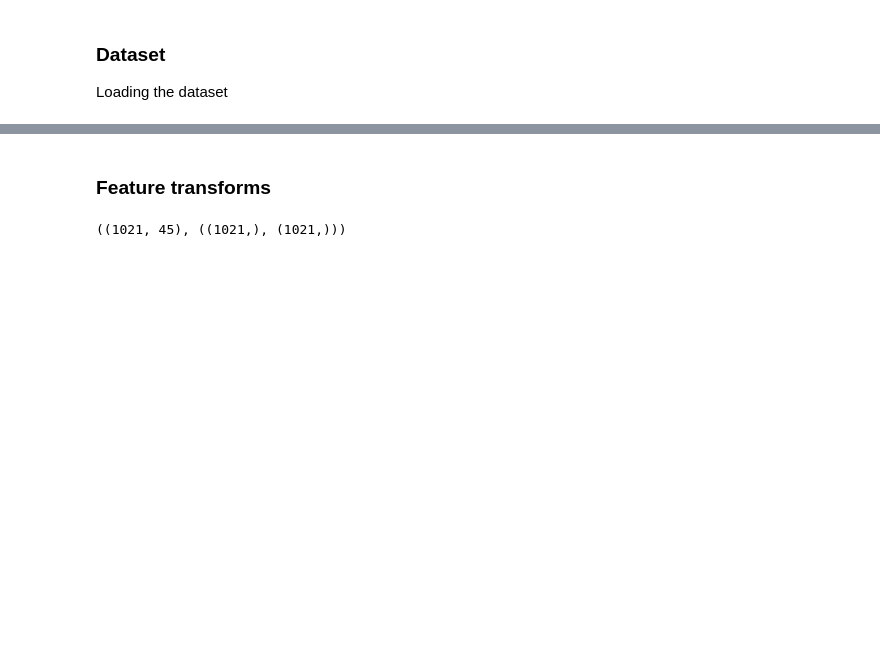
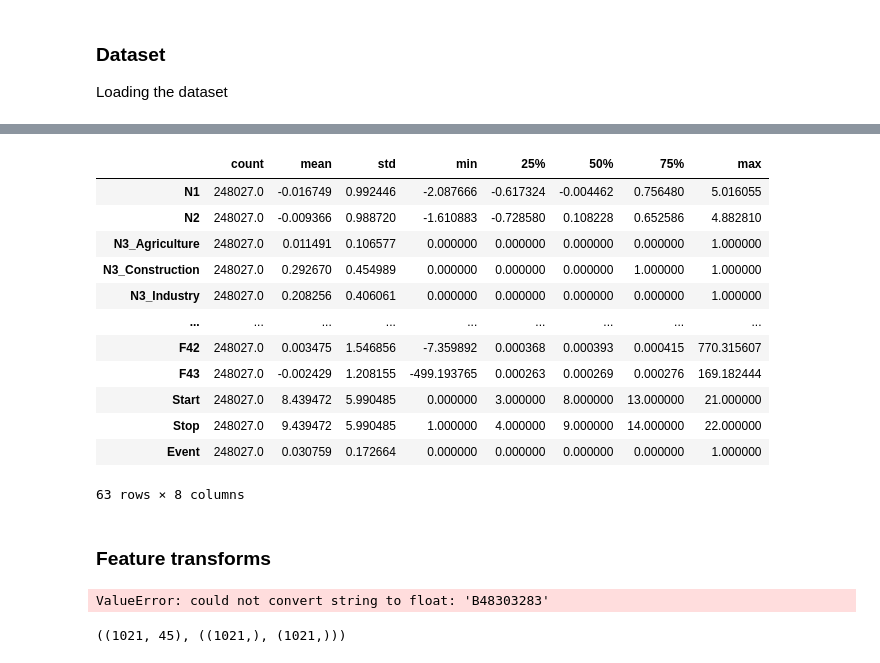
Before and after one commit to aavazquez-go/cdm_prototype, a Jupyter notebook: notebooks/cox_cc.ipynb, the cells around one changed output, grey strips where cells are left out. Cells and saved outputs as stored; diff of their text form; code cells hidden in the pictures; blank space fills up the shorter version.

```diff
--- a/notebooks/cox_cc.ipynb
+++ b/notebooks/cox_cc.ipynb
@@ -58,10 +68,27 @@ df_train.head()
+# %%
+df_val.describe().T
+# %% [output]
+|  | count | mean | std | min | 25% | 50% | 75% | max |
+| N1 | 248027.0 | -0.016749 | 0.992446 | -2.087666 | -0.617324 | -0.004462 | 0.756480 | 5.016055 |
+| N2 | 248027.0 | -0.009366 | 0.988720 | -1.610883 | -0.728580 | 0.108228 | 0.652586 | 4.882810 |
+| N3_Agriculture | 248027.0 | 0.011491 | 0.106577 | 0.000000 | 0.000000 | 0.000000 | 0.000000 | 1.000000 |
+| N3_Construction | 248027.0 | 0.292670 | 0.454989 | 0.000000 | 0.000000 | 0.000000 | 1.000000 | 1.000000 |
+| N3_Industry | 248027.0 | 0.208256 | 0.406061 | 0.000000 | 0.000000 | 0.000000 | 0.000000 | 1.000000 |
+| ... | ... | ... | ... | ... | ... | ... | ... | ... |
+| F42 | 248027.0 | 0.003475 | 1.546856 | -7.359892 | 0.000368 | 0.000393 | 0.000415 | 770.315607 |
+| F43 | 248027.0 | -0.002429 | 1.208155 | -499.193765 | 0.000263 | 0.000269 | 0.000276 | 169.182444 |
+| Start | 248027.0 | 8.439472 | 5.990485 | 0.000000 | 3.000000 | 8.000000 | 13.000000 | 21.000000 |
+| Stop | 248027.0 | 9.439472 | 5.990485 | 1.000000 | 4.000000 | 9.000000 | 14.000000 | 22.000000 |
+| Event | 248027.0 | 0.030759 | 0.172664 | 0.000000 | 0.000000 | 0.000000 | 0.000000 | 1.000000 |
+63 rows × 8 columns
 # %% [markdown]
 ### Feature transforms
 # %%
 from sklearn.compose import ColumnTransformer
 cols = df_train.columns.tolist()
-cols.remove('event')
-cols.remove('time')
+cols.remove('Event')
+cols.remove('Start')
+cols.remove('Stop')
 
 preprocessor = ColumnTransformer(
     transformers=[('num', StandardScaler(), cols)],
@@ -72,6 +99,8 @@ preprocessor = ColumnTransformer(
 x_train = preprocessor.fit_transform(df_train).astype('float32')
 x_val = preprocessor.transform(df_val).astype('float32')
 x_test = preprocessor.transform(df_test).astype('float32')
+# %% [output]
+ValueError: could not convert string to float: 'B48303283'
 # %%
 get_target = lambda df: (df['time'].values, df['event'].values)
 y_train = get_target(df_train)
```
Also changed, not shown: parts of 5 cells of this notebook, 10 other files.
